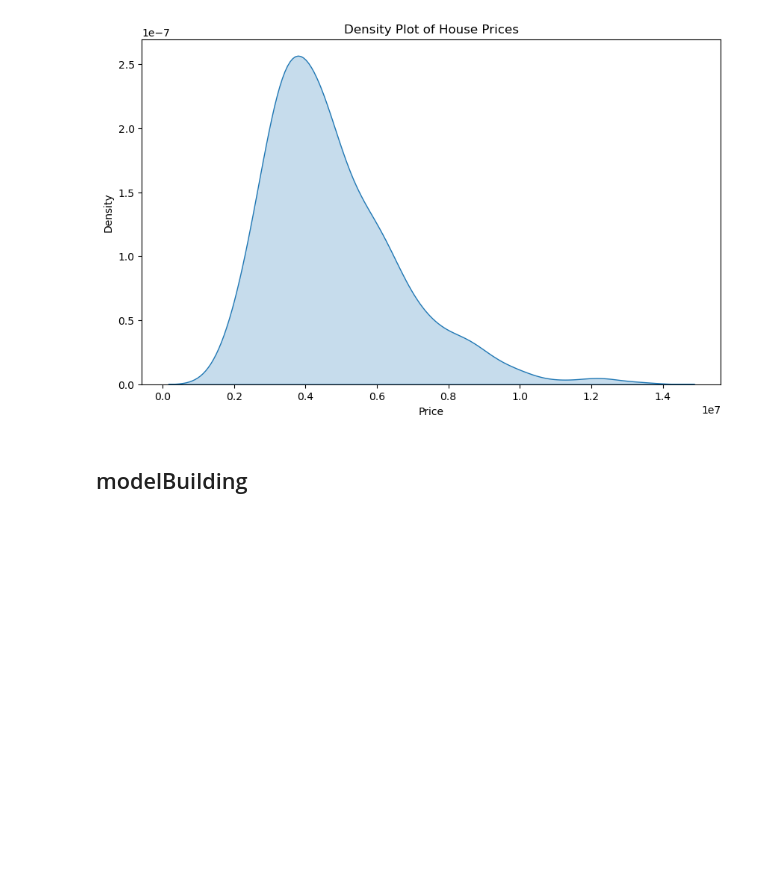
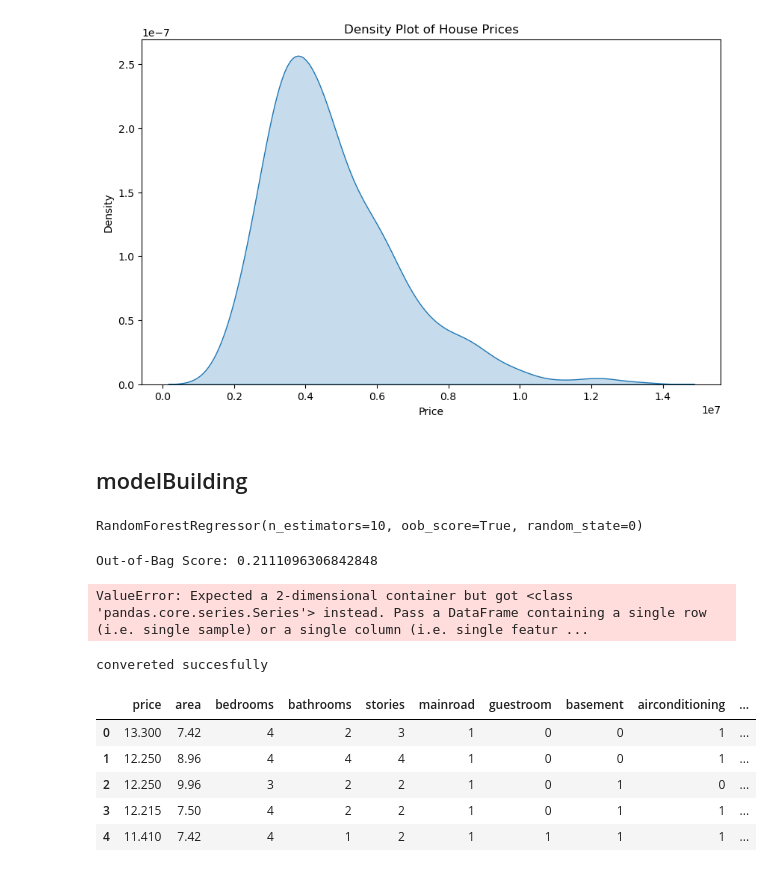
Before and after one commit to Karush2807/TechRumble01, a Jupyter notebook: main.ipynb, the cells around one changed output. Saved outputs shown, nothing was run; the diff lists cells and outputs as text; code cells hidden in the pictures; blank space fills up the shorter version.

```diff
--- a/main.ipynb
+++ b/main.ipynb
@@ -413,0 +420,59 @@ plt.show()
+# %%
+#settig up random forest regression model
+
+X = copyData.drop(columns=['price'])
+y = copyData['price']
+label_encoder=LabelEncoder()
+x_categorical = copyData.select_dtypes(include=['object']).apply(label_encoder.fit_transform)
+x_numerical = copyData.select_dtypes(exclude=['object']).values
+x = pd.concat([pd.DataFrame(x_numerical), x_categorical], axis=1).values
+
+# Fitting Random Forest Regression to the dataset
+regressor = RandomForestRegressor(n_estimators=10, random_state=0, oob_score=True)
+
+# Fit the regressor with x and y data
+regressor.fit(x, y)
+# %% [output]
+RandomForestRegressor(n_estimators=10, oob_score=True, random_state=0)
+# %%
+#evaluating the model and performing metrics check
+
+from sklearn.metrics import mean_squared_error, r2_score
+
+#accesing the OOB score
+oob_score=regressor.oob_score_
+print(f'Out-of-Bag Score: {oob_score}')
+
+# Making predictions on the same data or new data
+predictions = regressor.predict(copyData['area'])
+
+# Evaluating the model
+mse = mean_squared_error(y, predictions)
+print(f'Mean Squared Error: {mse}')
+r2 = r2_score(y, predictions)
+print(f'R-squared: {r2}')
+# %% [output]
+Out-of-Bag Score: 0.2111096306842848
+ValueError: Expected a 2-dimensional container but got <class 'pandas.core.series.Series'> instead. Pass a DataFrame containing a single row (i.e. single sample) or a single column (i.e. single featur ...
+# %%
+for columns in copyData.columns:
+    copyData[columns]=pd.to_numeric(copyData[columns])
+
+print("convereted succesfully")
+# %% [output]
+convereted succesfully
+# %%
+#performing som efeature engineering
+
+# Convert price to millions and area to thousands
+copyData['area'] = copyData['area']*10000
+copyData['price'] = copyData['price'] * 1000000
+
+copyData.head()
+# %% [output]
+|  | price | area | bedrooms | bathrooms | stories | mainroad | guestroom | basement | airconditioning | ... |
+| 0 | 13.300 | 7.42 | 4 | 2 | 3 | 1 | 0 | 0 | 1 | ... |
+| 1 | 12.250 | 8.96 | 4 | 4 | 4 | 1 | 0 | 0 | 1 | ... |
+| 2 | 12.250 | 9.96 | 3 | 2 | 2 | 1 | 0 | 1 | 0 | ... |
+| 3 | 12.215 | 7.50 | 4 | 2 | 2 | 1 | 0 | 1 | 1 | ... |
+| 4 | 11.410 | 7.42 | 4 | 1 | 2 | 1 | 1 | 1 | 1 | ... |
```
Also changed, not shown: parts of 11 cells of this notebook.
